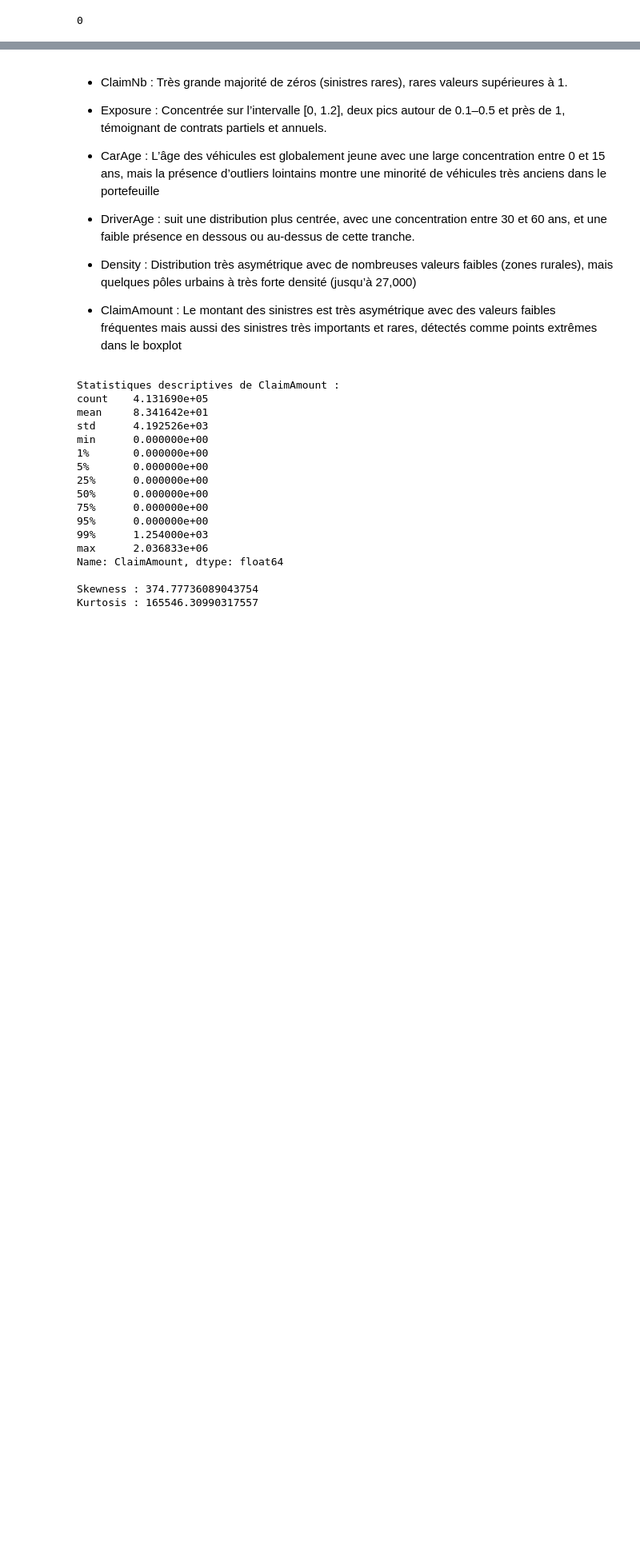
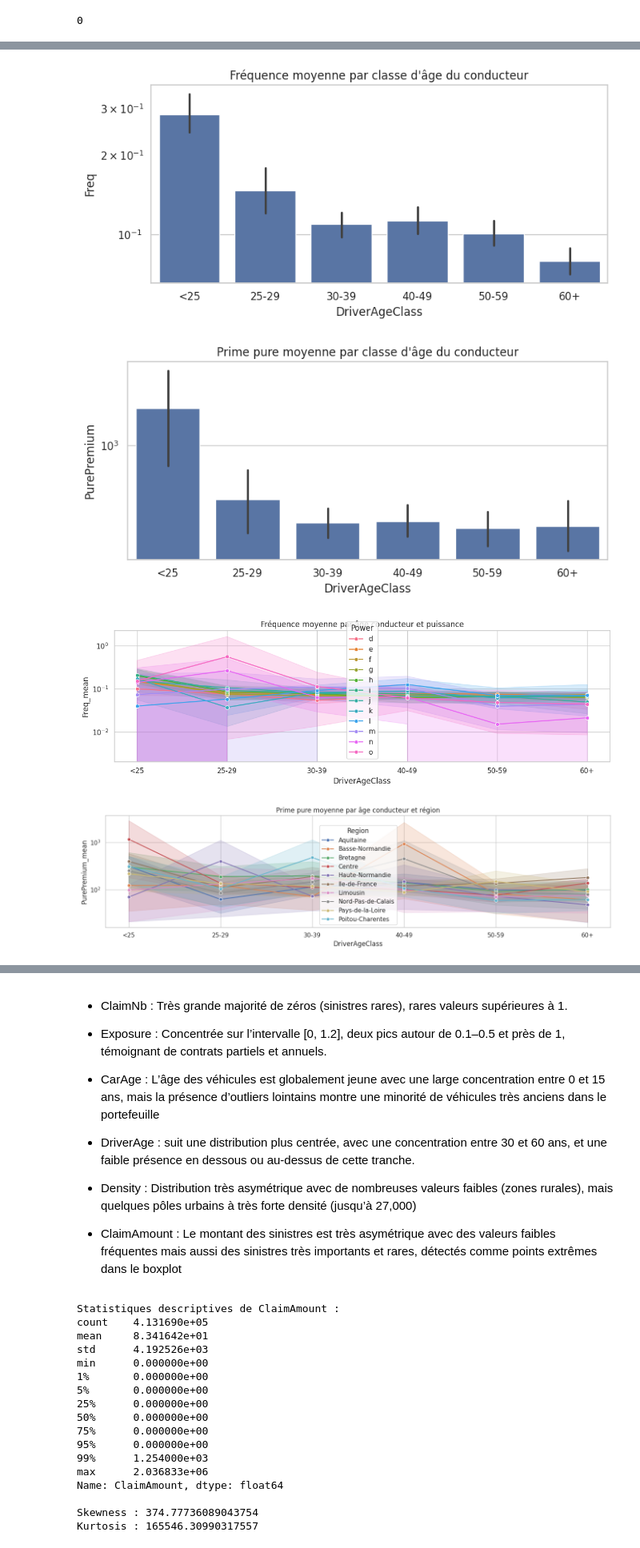
Before and after one commit to fadiblm/Projet-assurance-non-vie, a Jupyter notebook: visualisation.ipynb, the cells around one changed output, grey strips where cells are left out. Shown at 80% size. Drawn from its saved outputs; the diff is of its cells as text; code cells hidden in the pictures; blank space fills up the shorter version.

```diff
--- a/visualisation.ipynb
+++ b/visualisation.ipynb
@@ -280,0 +407,6 @@ anomalies.shape[0]
+# %%
+print(base_tarif.info())
+print("Nb segments sans expo :", (base_tarif["Exposure_tot"] == 0).sum())
+print("Nb segments sans freq :", base_tarif["Freq_mean"].isna().sum())
+
+bt = base_tarif[base_tarif["Exposure_tot"] > 0].copy()
@@ -280,0 +445,63 @@ anomalies.shape[0]
+# %%
+
+# ============================
+# 3. ANALYSE PAR SEGMENT
+# ============================
+
+# 3.1 Fréquence et prime pure par âge conducteur
+plt.figure(figsize=(8,4))
+sns.barplot(data=merged, x="DriverAgeClass", y="Freq", estimator="mean")
+plt.yscale("log")
+plt.title("Fréquence moyenne par classe d'âge du conducteur")
+plt.tight_layout()
+plt.show()
+
+plt.figure(figsize=(8,4))
+sns.barplot(data=merged, x="DriverAgeClass", y="PurePremium", estimator="mean")
+plt.yscale("log")
+plt.title("Prime pure moyenne par classe d'âge du conducteur")
+plt.tight_layout()
+plt.show()
+
+# 3.2 Effet de la puissance et de la région sur la fréquence (base_tarif)
+bt_freq = bt[bt["Freq_mean"].notna()]
+
+plt.figure(figsize=(12,4))
+sns.lineplot(data=bt_freq, x="DriverAgeClass", y="Freq_mean",
+             hue="Power", marker="o")
+plt.yscale("log")
+plt.title("Fréquence moyenne par âge conducteur et puissance")
+plt.tight_layout()
+plt.show()
+
+bt_pure = bt[bt["PurePremium_mean"].notna()]
+
+plt.figure(figsize=(14,4))
+sns.lineplot(data=bt_pure, x="DriverAgeClass", y="PurePremium_mean",
+             hue="Region", marker="o")
+plt.yscale("log")
+plt.title("Prime pure moyenne par âge conducteur et région")
+plt.tight_layout()
+plt.show()
+
+# 3.3 Heatmap fréquence âge conducteur × puissance
+tab_age_power = (
+    bt_freq
+    .groupby(["DriverAgeClass","Power"])
+    .agg(Freq_mean=("Freq_mean","mean"))
+    .reset_index()
+)
+pivot_age_power = tab_age_power.pivot(index="DriverAgeClass",
+                                      columns="Power",
+                                      values="Freq_mean")
+
+plt.figure(figsize=(12,4))
+sns.heatmap(pivot_age_power, cmap="viridis", norm="log")
+plt.title("Fréquence moyenne par (classe d'âge conducteur, puissance)")
+plt.tight_layout()
+plt.show()
+# %% [output]
+[figure, added]
+[figure, added]
+[figure, added]
+[figure, added]
```
Also changed, not shown: parts of 21 cells of this notebook.
